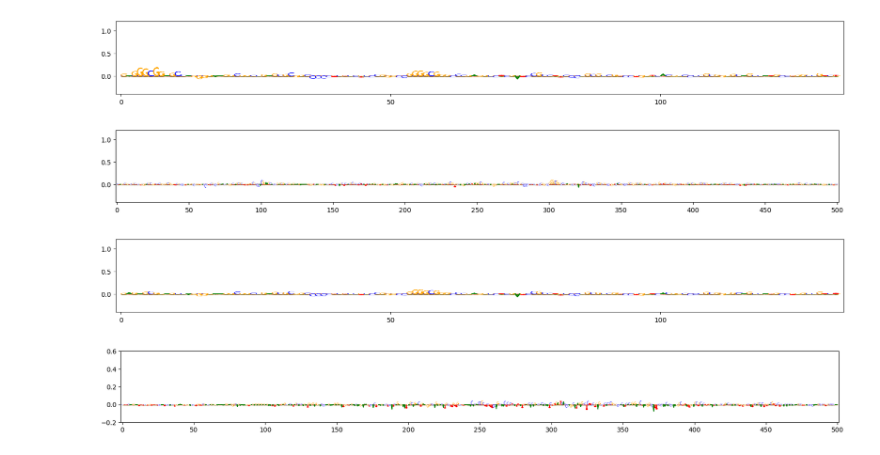
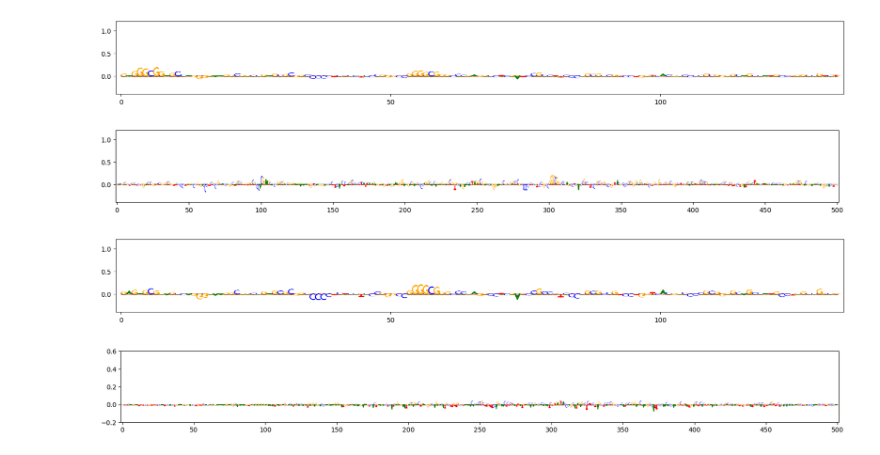
Before and after one commit to Danko-Lab/clipnet_ablation, a Jupyter notebook: example_predictions/ensemble_qtl_shap_quantity_plots.ipynb, the cells around one changed output. Cells and saved outputs as stored; diff of their text form; code cells hidden in the pictures.

```diff
--- a/example_predictions/ensemble_qtl_shap_quantity_plots.ipynb
+++ b/example_predictions/ensemble_qtl_shap_quantity_plots.ipynb
@@ -49,15 +49,15 @@ plot_weights(mean_shap[5][0, :, 497:630], neg_height=-0.4, pos_height=1.2, subti
 # %% [output]
 [figure]
 # %%
-plot_weights(mean_shap[5][1, :, 250:750], neg_height=-0.4, pos_height=1.2, subticks_frequency=50)
+plot_weights(mean_shap[10][1, :, 250:750], neg_height=-0.4, pos_height=1.2, subticks_frequency=50)
 #plt.savefig("img/ensemble_deepshap_quantity_rs185220A.pdf")
 # %% [output]
-[figure, old version]
+[figure, new version]
 # %%
-plot_weights(mean_shap[5][1, :, 497:630], neg_height=-0.4, pos_height=1.2, subticks_frequency=50)
+plot_weights(mean_shap[10][1, :, 497:630], neg_height=-0.4, pos_height=1.2, subticks_frequency=50)
 #plt.savefig("img/ensemble_deepshap_quantity_rs185220A_inset.pdf")
 # %% [output]
-[figure, old version]
+[figure, new version]
 # %%
 plot_weights(mean_shap[5][2, :, 250:750], neg_height=-0.2, pos_height=0.6, subticks_frequency=50)
 #plt.savefig("img/ensemble_deepshap_quantity_rs8050061C.pdf")
```
Also changed, not shown: 5 other files.
